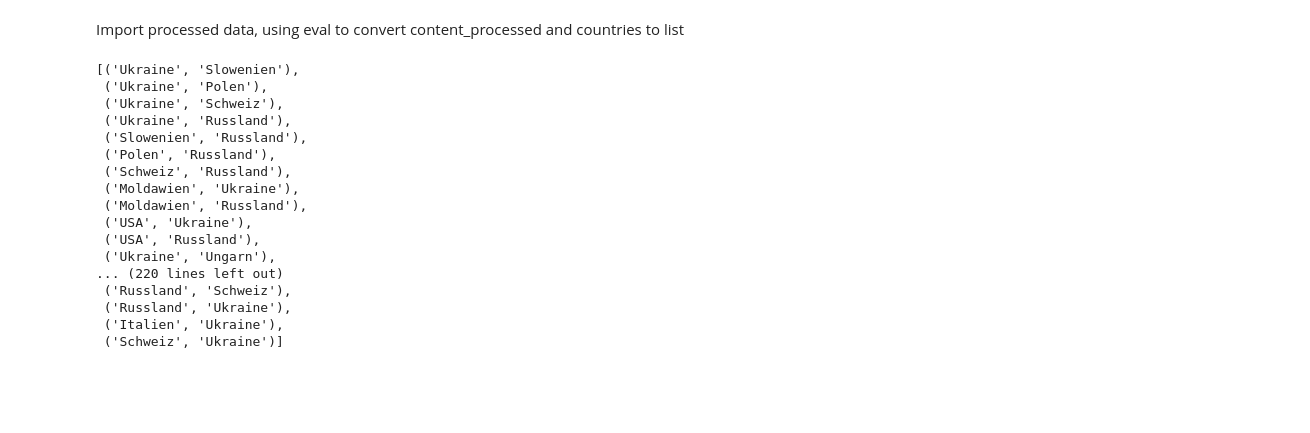
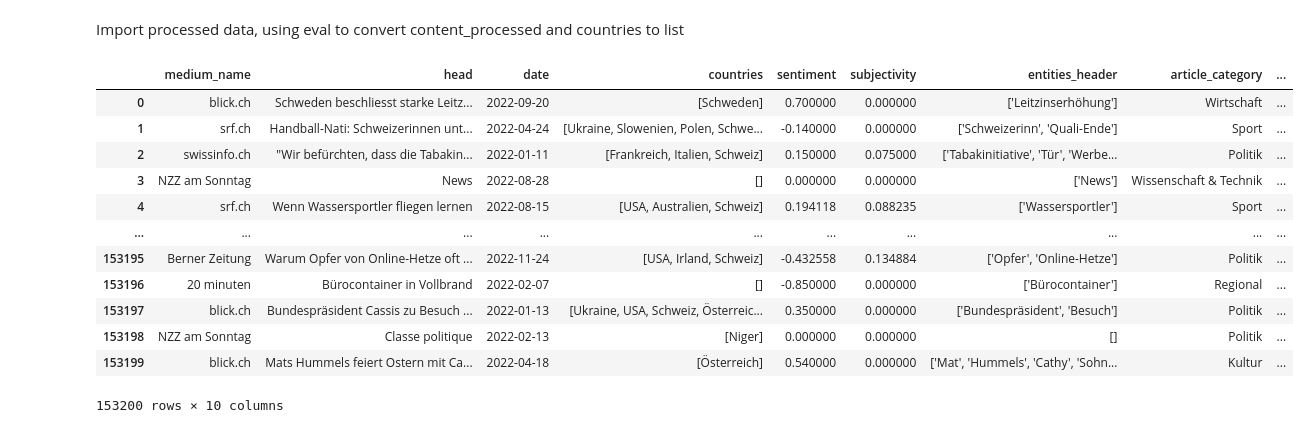
Before and after one commit to slinusc/Visualization_Project, a Jupyter notebook: code_data_processing/data_processing_pipeline.ipynb, the cells around one changed output. Cells and saved outputs as stored; diff of their text form; code cells hidden in the pictures; blank space fills up the shorter version.

```diff
--- a/code_data_processing/data_processing_pipeline.ipynb
+++ b/code_data_processing/data_processing_pipeline.ipynb
@@ -180,5 +180,3 @@ processed_data.to_csv('../data/without_content.tsv.xz', sep='\t', index=False, c
 # %%
 df = pd.read_csv('../data/without_content.tsv.xz', sep='\t', compression='xz')
 df['countries'] = df['countries'].apply(eval)
-# %%
-df['entities_header'] = df['entities_header'].apply(eval)
@@ -228,30 +183,16 @@ class ChordCharts:
-# %%
-def contains_country(country_list, countries):
-    for country in countries:
-        if country in country_list:
-            return True
-    return False
-
-test = ChordCharts(df[df['countries'].apply(lambda x: contains_country(country_list=x, countries=['Ukraine', 'Russland']))]['countries'][:50], specific_countries=['Ukraine', 'Russland'])
-test.create_edges()
-
-test.edges_list
-#test.country_chord_chart()
-# %% [output]
-[('Ukraine', 'Slowenien'),
- ('Ukraine', 'Polen'),
- ('Ukraine', 'Schweiz'),
- ('Ukraine', 'Russland'),
- ('Slowenien', 'Russland'),
- ('Polen', 'Russland'),
- ('Schweiz', 'Russland'),
- ('Moldawien', 'Ukraine'),
- ('Moldawien', 'Russland'),
- ('USA', 'Ukraine'),
- ('USA', 'Russland'),
- ('Ukraine', 'Ungarn'),
-... (220 lines left out)
- ('Russland', 'Schweiz'),
- ('Russland', 'Ukraine'),
- ('Italien', 'Ukraine'),
- ('Schweiz', 'Ukraine')]
+# %%
+df
+# %% [output]
+|  | medium_name | head | date | countries | sentiment | subjectivity | entities_header | article_category | ... |
+| 0 | blick.ch | Schweden beschliesst starke Leitz... | 2022-09-20 | [Schweden] | 0.700000 | 0.000000 | ['Leitzinserhöhung'] | Wirtschaft | ... |
+| 1 | srf.ch | Handball-Nati: Schweizerinnen unt... | 2022-04-24 | [Ukraine, Slowenien, Polen, Schwe... | -0.140000 | 0.000000 | ['Schweizerinn', 'Quali-Ende'] | Sport | ... |
+| 2 | swissinfo.ch | "Wir befürchten, dass die Tabakin... | 2022-01-11 | [Frankreich, Italien, Schweiz] | 0.150000 | 0.075000 | ['Tabakinitiative', 'Tür', 'Werbe... | Politik | ... |
+| 3 | NZZ am Sonntag | News | 2022-08-28 | [] | 0.000000 | 0.000000 | ['News'] | Wissenschaft & Technik | ... |
+| 4 | srf.ch | Wenn Wassersportler fliegen lernen | 2022-08-15 | [USA, Australien, Schweiz] | 0.194118 | 0.088235 | ['Wassersportler'] | Sport | ... |
+| ... | ... | ... | ... | ... | ... | ... | ... | ... | ... |
+| 153195 | Berner Zeitung | Warum Opfer von Online-Hetze oft ... | 2022-11-24 | [USA, Irland, Schweiz] | -0.432558 | 0.134884 | ['Opfer', 'Online-Hetze'] | Politik | ... |
+| 153196 | 20 minuten | Bürocontainer in Vollbrand | 2022-02-07 | [] | -0.850000 | 0.000000 | ['Bürocontainer'] | Regional | ... |
+| 153197 | blick.ch | Bundespräsident Cassis zu Besuch ... | 2022-01-13 | [Ukraine, USA, Schweiz, Österreic... | 0.350000 | 0.000000 | ['Bundespräsident', 'Besuch'] | Politik | ... |
+| 153198 | NZZ am Sonntag | Classe politique | 2022-02-13 | [Niger] | 0.000000 | 0.000000 | [] | Politik | ... |
+| 153199 | blick.ch | Mats Hummels feiert Ostern mit Ca... | 2022-04-18 | [Österreich] | 0.540000 | 0.000000 | ['Mat', 'Hummels', 'Cathy', 'Sohn... | Kultur | ... |
+153200 rows × 10 columns
```
Also changed, not shown: parts of 2 cells of this notebook, 4 other files.
